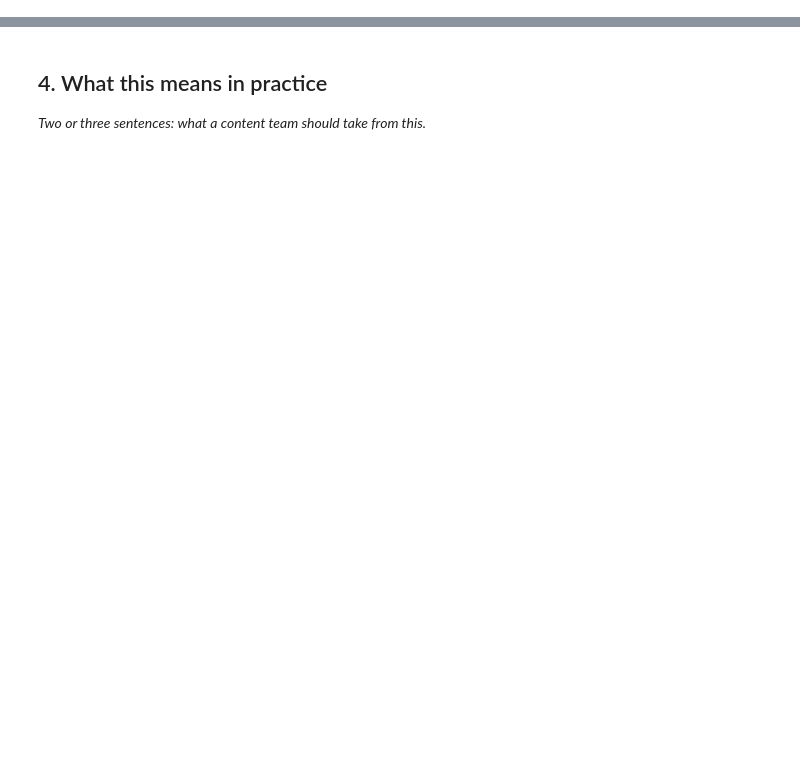
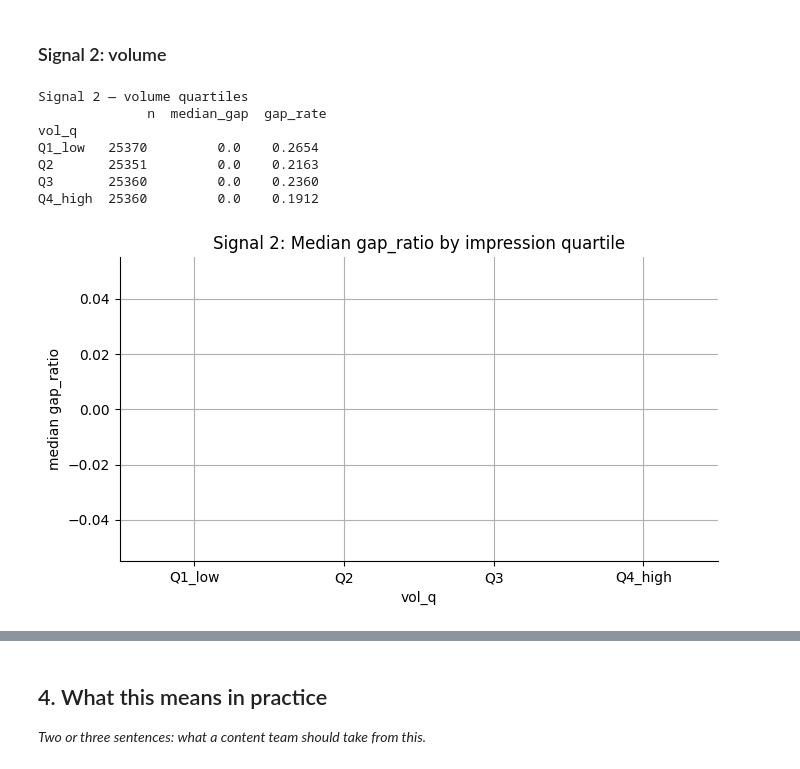
Before and after one commit to menna890/flyrank-ml-internship, a Jupyter notebook: work/notebooks/w04_signal_audit.ipynb, the cells around one changed output, grey strips where cells are left out. Drawn from its saved outputs; the diff is of its cells as text; code cells hidden in the pictures; blank space fills up the shorter version.

```diff
--- a/work/notebooks/w04_signal_audit.ipynb
+++ b/work/notebooks/w04_signal_audit.ipynb
@@ -29,0 +188,27 @@ This skeleton is yours to fill. Work the sections **in order** — each one has
+# %% [markdown]
+### Signal 2: volume
+# %%
+active["vol_q"] = pd.qcut(active["impressions"], 4, labels=["Q1_low", "Q2", "Q3", "Q4_high"], duplicates="drop")
+sig2 = active.groupby("vol_q").agg(
+    n=("content_hash_id", "size"),
+    median_gap=("gap_ratio", "median"),
+    gap_rate=("is_gap", "mean"),
+)
+print("Signal 2 — volume quartiles\n", sig2.round(4))
+
+fig, ax = plt.subplots(figsize=(7, 4))
+sig2["median_gap"].plot(kind="bar", ax=ax, color="teal", edgecolor="white")
+ax.set_title("Signal 2: Median gap_ratio by impression quartile")
+ax.set_ylabel("median gap_ratio")
+plt.xticks(rotation=0)
+plt.tight_layout()
+plt.show()
+# %% [output]
+Signal 2 — volume quartiles
+              n  median_gap  gap_rate
+vol_q
+Q1_low   25370         0.0    0.2654
+Q2       25351         0.0    0.2163
+Q3       25360         0.0    0.2360
+Q4_high  25360         0.0    0.1912
+[figure, added]
```
Also changed, not shown: parts of 19 cells of this notebook.
